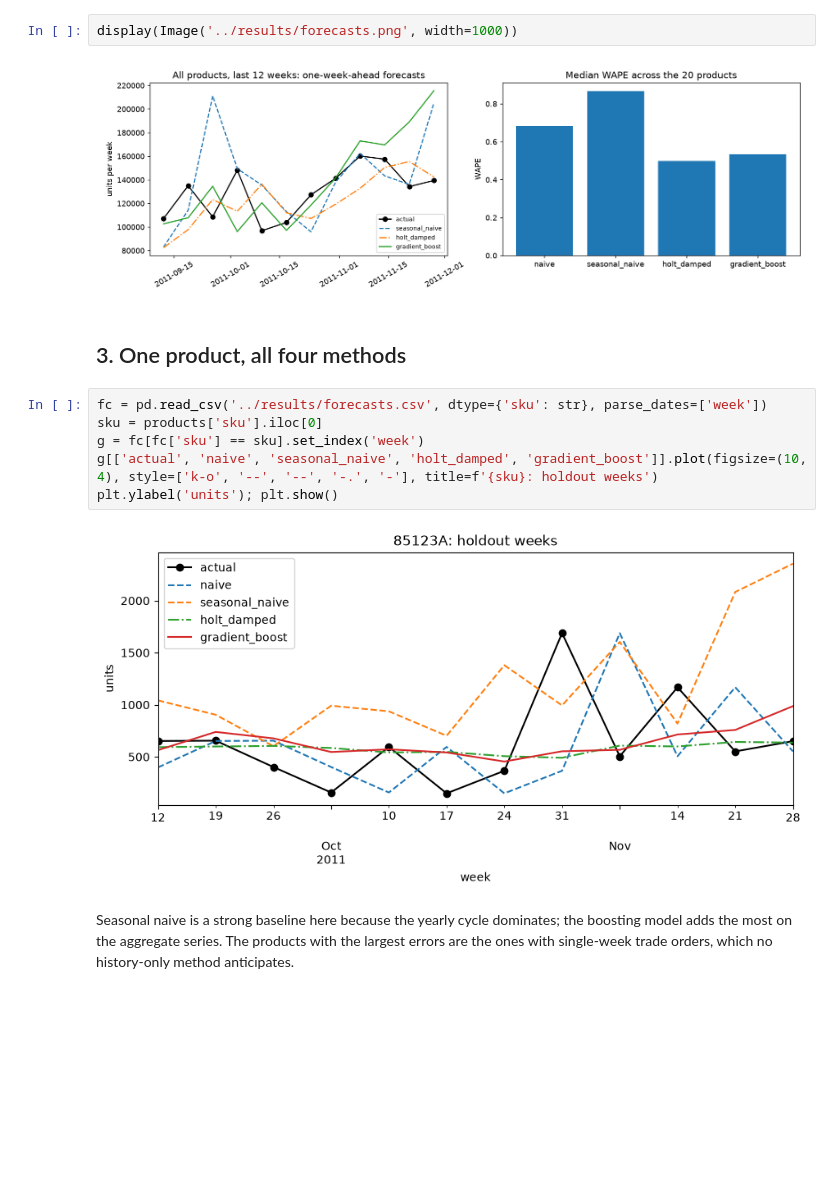
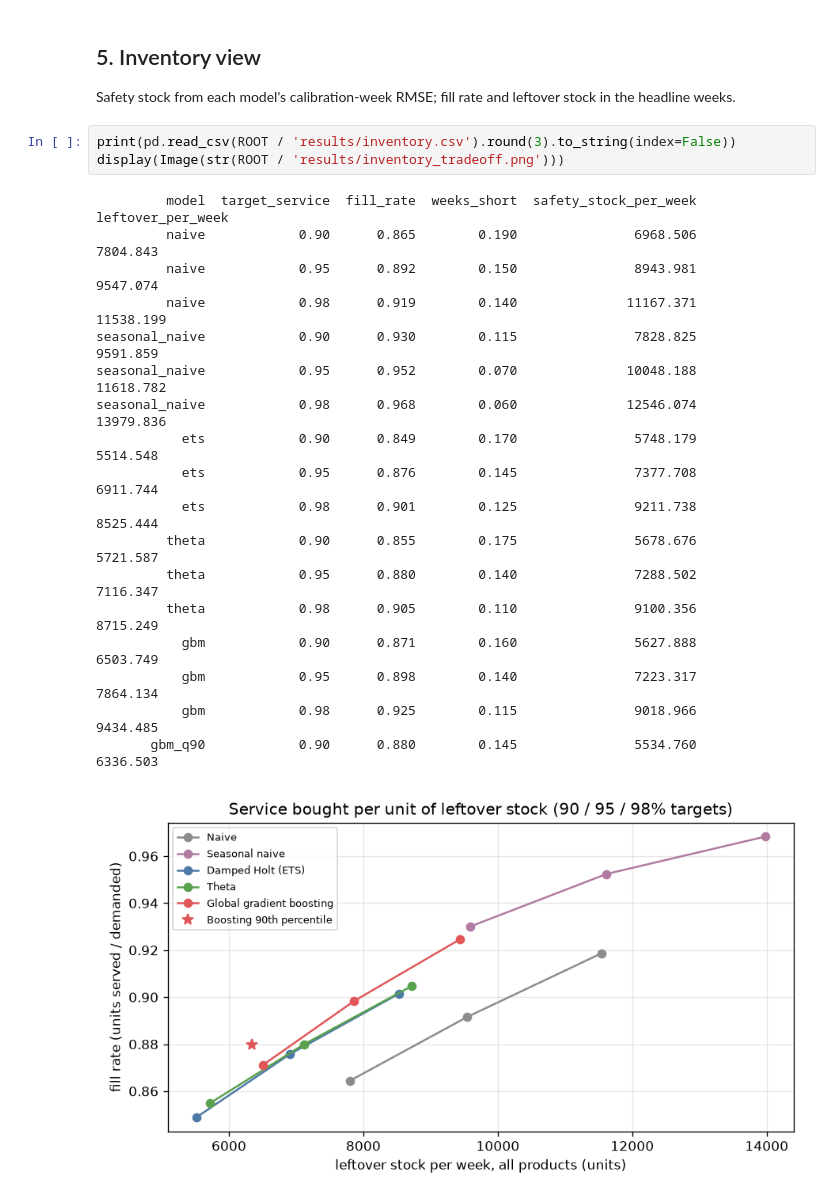
Before and after one commit to teozkose/demand-forecasting-weekly-sales, a Jupyter notebook: notebooks/01_analysis.ipynb, the cells around one changed output. Cells and saved outputs as stored; diff of their text form; blank space fills up the shorter version.

```diff
--- a/notebooks/01_analysis.ipynb
+++ b/notebooks/01_analysis.ipynb
@@ -73,16 +118,26 @@ errors.sort_values('gradient_boost')
-# %%
-display(Image('../results/forecasts.png', width=1000))
-# %% [output]
-[figure, removed]
-# %% [markdown]
-## 3. One product, all four methods
-# %%
-fc = pd.read_csv('../results/forecasts.csv', dtype={'sku': str}, parse_dates=['week'])
-sku = products['sku'].iloc[0]
-g = fc[fc['sku'] == sku].set_index('week')
-g[['actual', 'naive', 'seasonal_naive', 'holt_damped', 'gradient_boost']].plot(figsize=(10, 4), style=['k-o', '--', '--', '-.', '-'], title=f'{sku}: holdout weeks')
-plt.ylabel('units'); plt.show()
-# %% [output]
-[figure, removed]
-# %% [markdown]
-Seasonal naive is a strong baseline here because the yearly cycle dominates; the boosting model adds the most on the aggregate series. The products with the largest errors are the ones with single-week trade orders, which no history-only method anticipates.
+# %% [markdown]
+## 5. Inventory view
+
+Safety stock from each model's calibration-week RMSE; fill rate and leftover stock in the headline weeks.
+# %%
+print(pd.read_csv(ROOT / 'results/inventory.csv').round(3).to_string(index=False))
+display(Image(str(ROOT / 'results/inventory_tradeoff.png')))
+# %% [output]
+         model  target_service  fill_rate  weeks_short  safety_stock_per_week  leftover_per_week
+         naive            0.90      0.865        0.190               6968.506           7804.843
+         naive            0.95      0.892        0.150               8943.981           9547.074
+         naive            0.98      0.919        0.140              11167.371          11538.199
+seasonal_naive            0.90      0.930        0.115               7828.825           9591.859
+seasonal_naive            0.95      0.952        0.070              10048.188          11618.782
+seasonal_naive            0.98      0.968        0.060              12546.074          13979.836
+           ets            0.90      0.849        0.170               5748.179           5514.548
+           ets            0.95      0.876        0.145               7377.708           6911.744
+           ets            0.98      0.901        0.125               9211.738           8525.444
+         theta            0.90      0.855        0.175               5678.676           5721.587
+         theta            0.95      0.880        0.140               7288.502           7116.347
+         theta            0.98      0.905        0.110               9100.356           8715.249
+           gbm            0.90      0.871        0.160               5627.888           6503.749
+           gbm            0.95      0.898        0.140               7223.317           7864.134
+           gbm            0.98      0.925        0.115               9018.966           9434.485
+       gbm_q90            0.90      0.880        0.145               5534.760           6336.503
+[figure, added]
```
Also changed, not shown: parts of 21 cells of this notebook.
